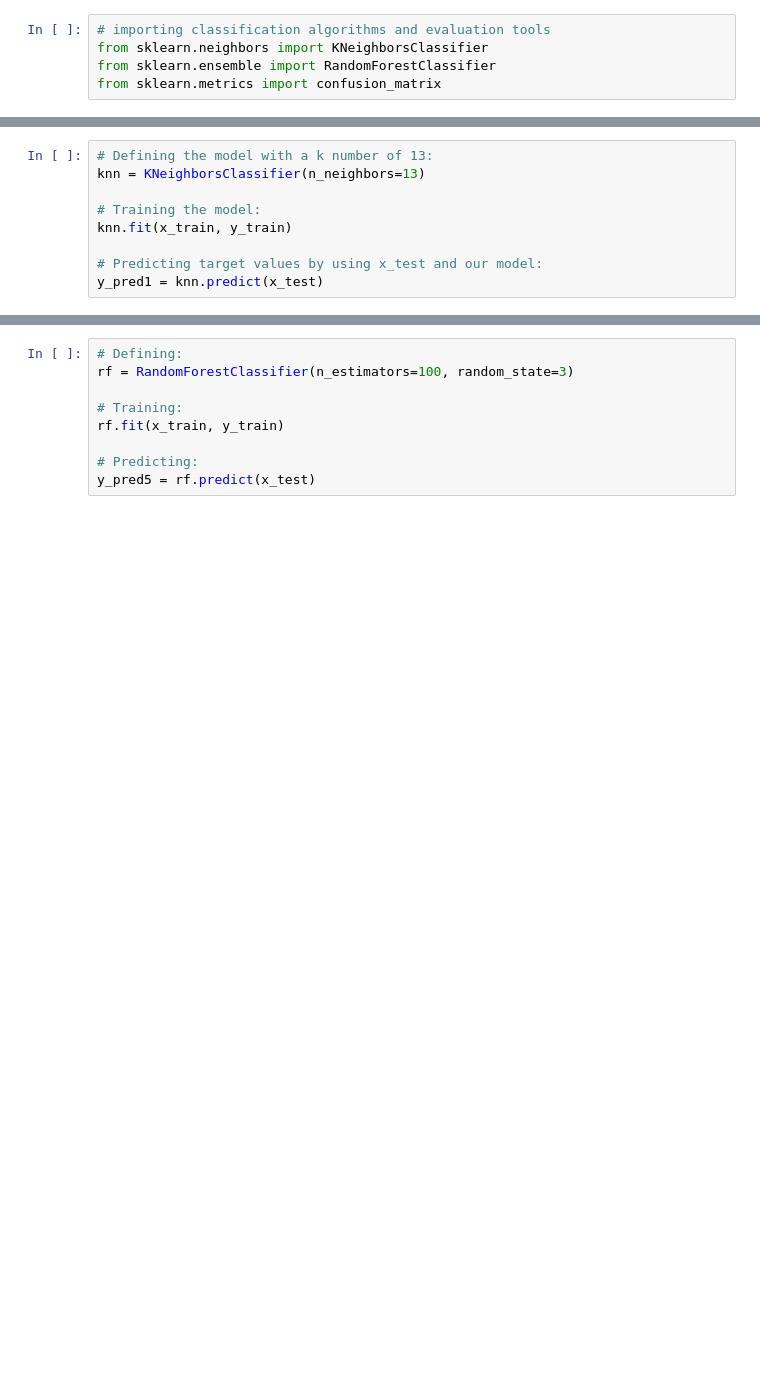
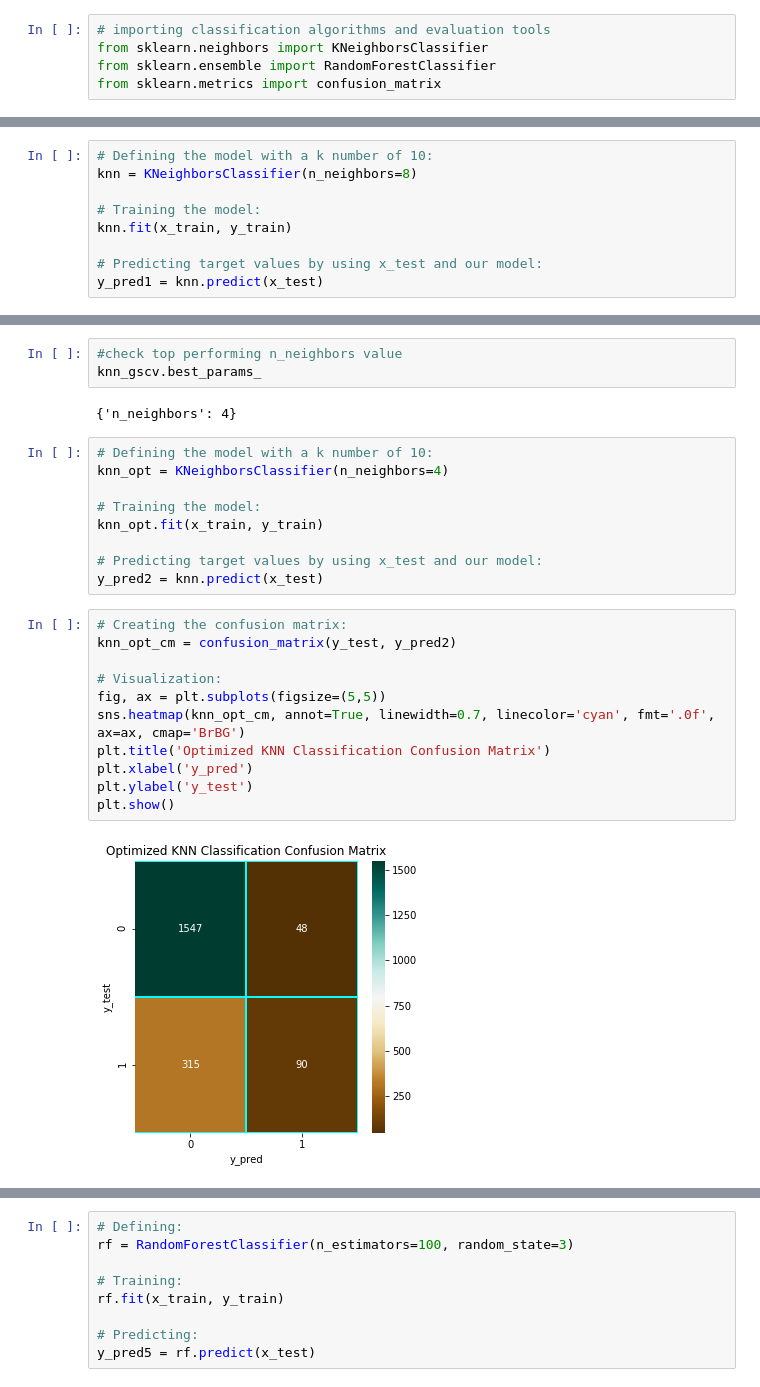
Before and after one commit to eelior/introduction-to-data-science-final-project, a Jupyter notebook: Bank Churn Model.ipynb, the cells around one changed output, grey strips where cells are left out. Saved outputs shown, nothing was run; the diff lists cells and outputs as text; blank space fills up the shorter version.

Commit message:
Optimizing the KNN model

```diff
--- a/Bank Churn Model.ipynb
+++ b/Bank Churn Model.ipynb
@@ -482,6 +500,6 @@ from sklearn.metrics import confusion_matrix
 # %%
-# Defining the model with a k number of 13:
-knn = KNeighborsClassifier(n_neighbors=13)
+# Defining the model with a k number of 10:
+knn = KNeighborsClassifier(n_neighbors=8)
 
 # Training the model:
 knn.fit(x_train, y_train)
@@ -508,0 +567,27 @@ print(knn_score)
+# %%
+#check top performing n_neighbors value
+knn_gscv.best_params_
+# %% [output]
+{'n_neighbors': 4}
+# %%
+# Defining the model with a k number of 10:
+knn_opt = KNeighborsClassifier(n_neighbors=4)
+
+# Training the model:
+knn_opt.fit(x_train, y_train)
+
+# Predicting target values by using x_test and our model:
+y_pred2 = knn.predict(x_test)
+# %%
+# Creating the confusion matrix:
+knn_opt_cm = confusion_matrix(y_test, y_pred2)
+
+# Visualization:
+fig, ax = plt.subplots(figsize=(5,5))
+sns.heatmap(knn_opt_cm, annot=True, linewidth=0.7, linecolor='cyan', fmt='.0f', ax=ax, cmap='BrBG')
+plt.title('Optimized KNN Classification Confusion Matrix')
+plt.xlabel('y_pred')
+plt.ylabel('y_test')
+plt.show()
+# %% [output]
+[figure, added]
```
Also changed, not shown: parts of 18 cells of this notebook.
